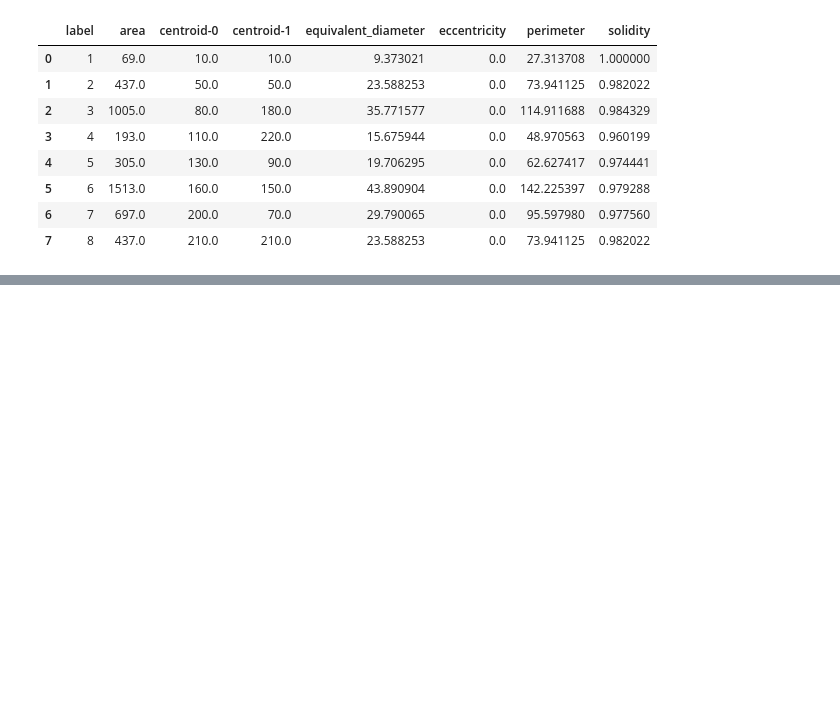
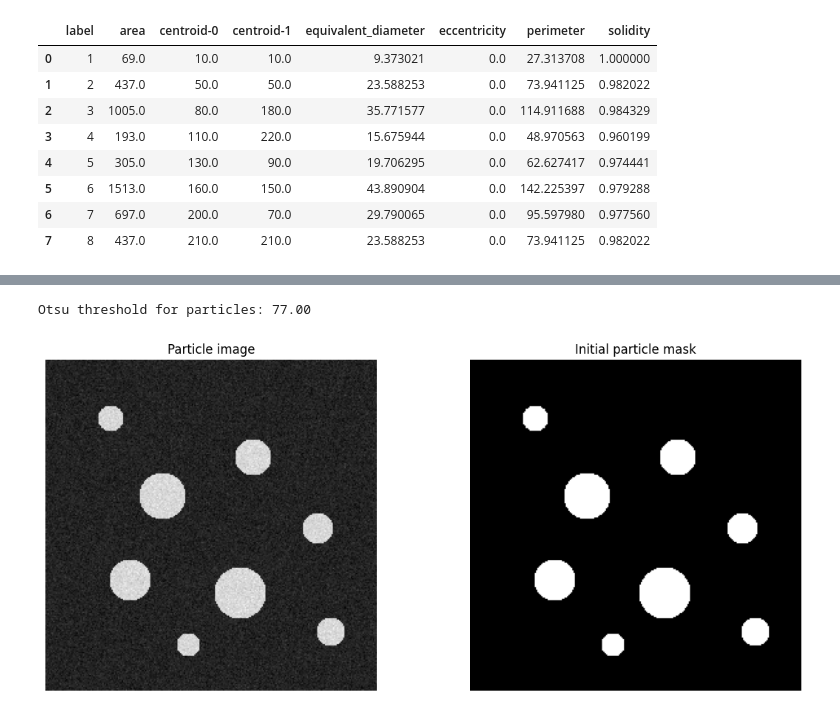
Before and after one commit to peterzm/ai-imaging-portfolio, a Jupyter notebook: 04_segmentation/notebooks/06_porosity_particle_analysis.ipynb, the cells around one changed output, grey strips where cells are left out. Drawn from its saved outputs; the diff is of its cells as text; code cells hidden in the pictures; blank space fills up the shorter version.

```diff
--- a/04_segmentation/notebooks/06_porosity_particle_analysis.ipynb
+++ b/04_segmentation/notebooks/06_porosity_particle_analysis.ipynb
@@ -235,0 +286,19 @@ save_dataframe_csv(
+# %%
+"""
+Segmentación de partículas
+En este caso, las partículas son más brillantes que el fondo, por lo que las segmentamos utilizando un threshold que selecciona los píxeles de alta intensidad.
+"""
+threshold_particles = filters.threshold_otsu(image_particles)
+particles_mask = image_particles > threshold_particles
+
+print(f"Otsu threshold for particles: {threshold_particles:.2f}")
+
+compare_images(
+    [image_particles, particles_mask],
+    ["Particle image", "Initial particle mask"],
+    figsize=(12, 5),
+    save_path="../figures/figures_porosity_particle_analysis/08_initial_particle_segmentation.png"
+)
+# %% [output]
+Otsu threshold for particles: 77.00
+[figure, added]
```
Also changed, not shown: parts of 2 cells of this notebook, 2 other files.
